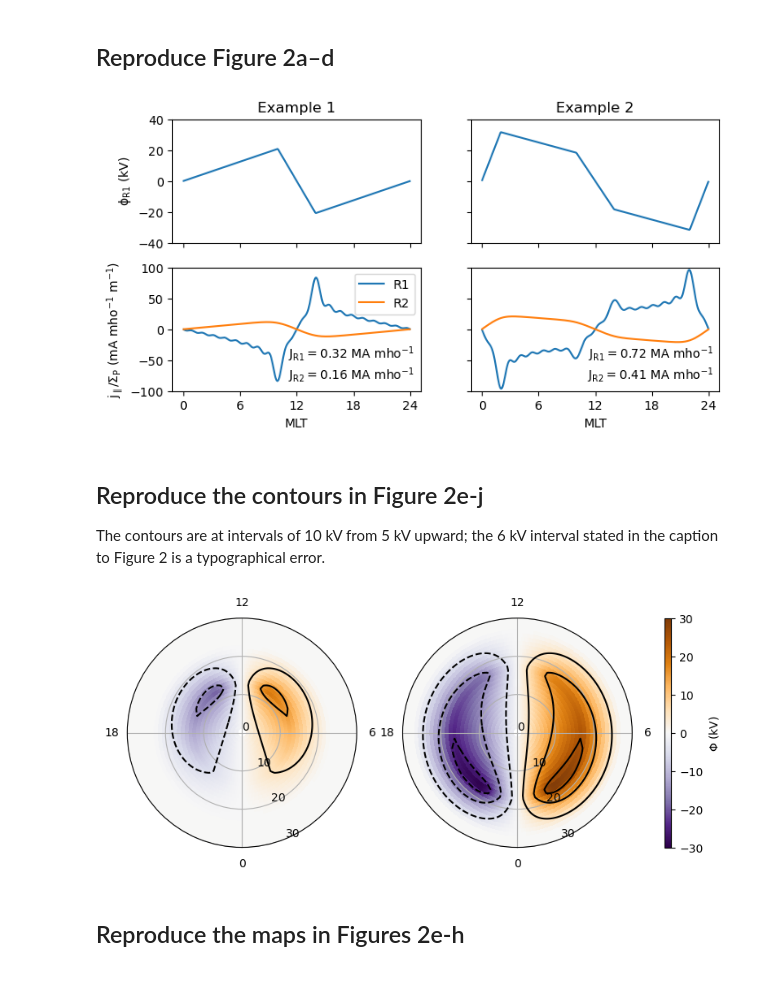
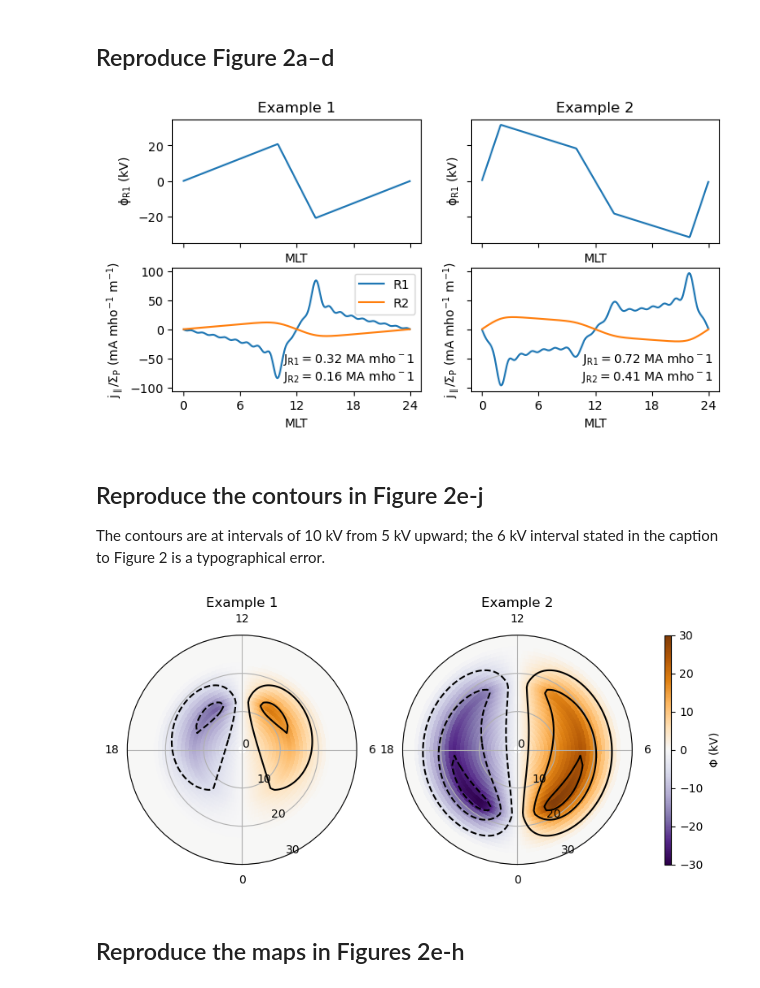
Before and after one commit to johncoxon/facer-model, a Jupyter notebook: notebooks/Milan (2013).ipynb, the cells around one changed output. Cells and saved outputs as stored; diff of their text form; code cells hidden in the pictures.

Commit message:
Updated notebook to use new plotting routines.

```diff
--- a/notebooks/Milan (2013).ipynb
+++ b/notebooks/Milan (2013).ipynb
@@ -88,42 +12,19 @@ example2 = Model(30, 70, 0.7)
 # %% [markdown]
 ## Reproduce Figure 2a–d
 # %%
-per_string = r"$^{-1}$"
-
 fig, ax = plt.subplots(2, 2, figsize=(8, 4), sharex="all", sharey="row")
 
 for cnt, example in enumerate((example1, example2)):
-    ax[0, cnt].plot(example.mlt, example.phi_r1() / 1e3)
+    example.plot_r1_potential(ax[0, cnt])
+    example.plot_r1_and_r2_intensity(ax[1, cnt])
 
-    ax[1, cnt].plot(example.mlt, example.j_r1_intensity() * 1e3,
-                    label="R1")
-    ax[1, cnt].plot(example.mlt, example.j_r2_intensity() * 1e3,
-                    label="R2")
-
-    r1_string = (r"$\mathregular{J_{R1}=}$"
-                 + f"{example.j_r1_integrated() / 1e6:.2f} MA mho" + per_string)
-    r2_string = (r"$\mathregular{J_{R2}=}$"
-                 + f"{example.j_r2_integrated() / 1e6:.2f} MA mho" + per_string)
-
-    ax[1, cnt].annotate(r1_string + "\n" + r2_string,
-                        (1, 0), xycoords="axes fraction",
-                        xytext=(-5, 5), textcoords="offset points",
-                        ha="right", va="bottom", fontsize=10)
-
-ylabel = ("$\mathregular{j_\parallel/\Sigma_P}$"
-          + " (mA mho" + per_string + " m" + per_string + ")")
-
-ax[0, 0].xaxis.set_major_locator(MultipleLocator(6))
 ax[1, 0].legend(loc="upper right")
-
-ax[0, 0].set(title="Example 1", ylabel=r"$\mathregular{\phi_{R1}}$" + " (kV)", ylim=(-40, 40))
+ax[0, 0].set(title="Example 1")
 ax[0, 1].set(title="Example 2")
-ax[1, 0].set(xlabel="MLT", ylabel=ylabel, ylim=(-100, 100))
-ax[1, 1].set(xlabel="MLT")
 
 plt.show()
 # %% [output]
-[figure, old version]
+[figure, new version]
 # %% [markdown]
 ## Reproduce the contours in Figure 2e-j
 
@@ -131,22 +32,19 @@ The contours are at intervals of 10 kV from 5 kV upward; the 6 kV interval state
 # %%
 fig, ax = plt.subplots(1, 2, figsize=(8, 4), subplot_kw={"polar": True})
 mesh = np.empty_like(ax, dtype=object)
 
-phi_contours = np.concatenate((np.arange(-25, 0, 10), np.arange(5, 30, 10))) * 1e3
+for cnt, example in enumerate([example1, example2]):
+    mesh[cnt] = example.map_electric_potential(ax[cnt])
+    ax[cnt].set_title(f"Example {cnt + 1}")
 
-for cnt, example in enumerate([example1, example2]):
-    mesh[cnt] = ax[cnt].pcolormesh(example.theta, example.colat,
-                                   example.phi / 1e3, cmap="PuOr_r",
-                                   vmin=-30, vmax=30, shading="nearest")
-    ax[cnt].contour(example.theta, example.colat,
-                    example.phi, levels=phi_contours, colors="black")
-    configure_polar_plot(ax[cnt], 30)
+cax = example.add_cax(fig, ax)
+cbar = plt.colorbar(mesh[0], cax=cax)
+cbar.ax.yaxis.set_major_locator(MaxNLocator(6))
+cbar.set_label(r"$\mathregular{\Phi}$ (kV)")
 
-cax = add_cax(fig, ax)
-cbar = plt.colorbar(mesh[0], cax=cax)
-cbar.set_label("$\mathregular{\Phi}$ (kV)")
+plt.show()
 # %% [output]
-[figure, old version]
+[figure, new version]
 # %% [markdown]
 ## Reproduce the maps in Figures 2e-h
 # %%
```
Also changed, not shown: parts of 6 cells of this notebook.
